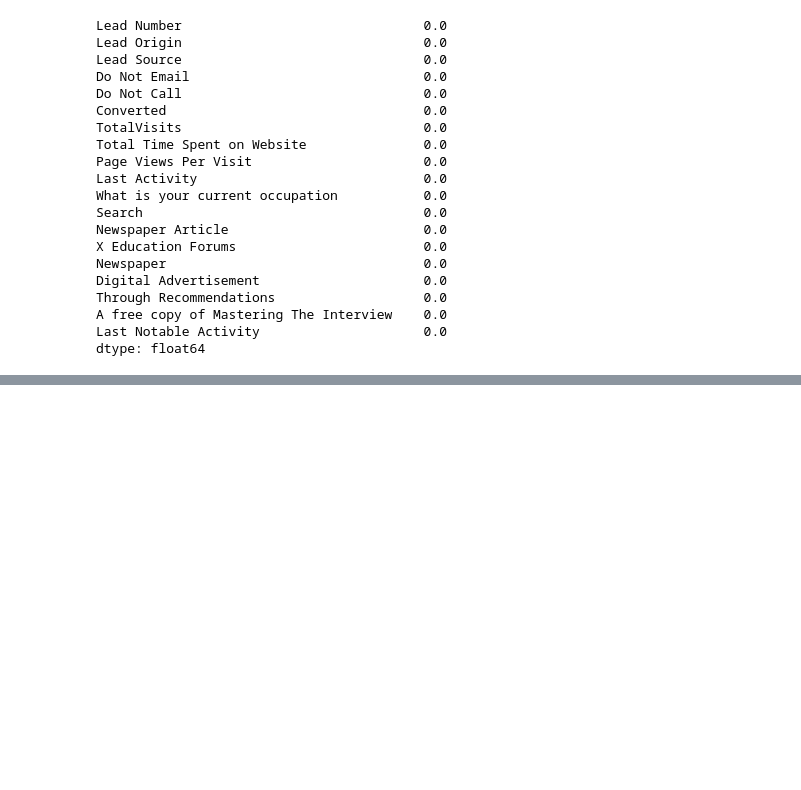
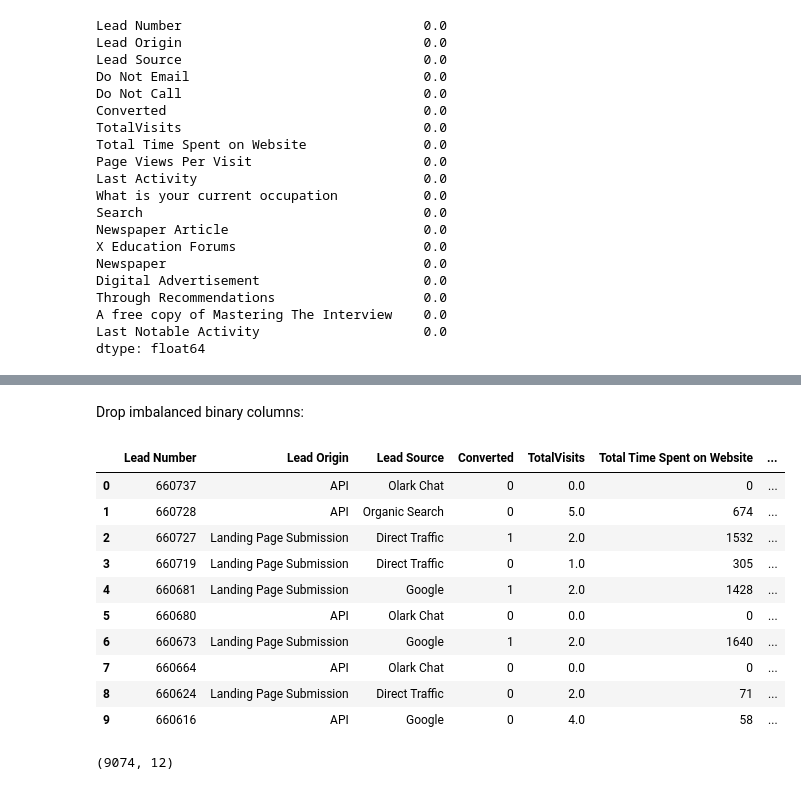
Before and after one commit to mbrody22/lead-scoring-public, a Jupyter notebook: data_analysis/data_exploration.ipynb, the cells around one changed output, grey strips where cells are left out. Saved outputs shown, nothing was run; the diff lists cells and outputs as text; code cells hidden in the pictures; blank space fills up the shorter version.

Commit message:
Drop highly imbalanced binary variables

```diff
--- a/data_analysis/data_exploration.ipynb
+++ b/data_analysis/data_exploration.ipynb
@@ -309,0 +328,24 @@ dtype: float64
+# %% [markdown]
+Drop imbalanced binary columns:
+# %%
+drop_cols = ['Do Not Email', 'Do Not Call', 'Search', 'Newspaper Article',
+             'Digital Advertisement', 'Through Recommendations', 'X Education Forums']
+lead_df.drop(labels=drop_cols, axis=1, inplace=True)
+lead_df.head(10)
+# %% [output]
+|  | Lead Number | Lead Origin | Lead Source | Converted | TotalVisits | Total Time Spent on Website | ... |
+| 0 | 660737 | API | Olark Chat | 0 | 0.0 | 0 | ... |
+| 1 | 660728 | API | Organic Search | 0 | 5.0 | 674 | ... |
+| 2 | 660727 | Landing Page Submission | Direct Traffic | 1 | 2.0 | 1532 | ... |
+| 3 | 660719 | Landing Page Submission | Direct Traffic | 0 | 1.0 | 305 | ... |
+| 4 | 660681 | Landing Page Submission | Google | 1 | 2.0 | 1428 | ... |
+| 5 | 660680 | API | Olark Chat | 0 | 0.0 | 0 | ... |
+| 6 | 660673 | Landing Page Submission | Google | 1 | 2.0 | 1640 | ... |
+| 7 | 660664 | API | Olark Chat | 0 | 0.0 | 0 | ... |
+| 8 | 660624 | Landing Page Submission | Direct Traffic | 0 | 2.0 | 71 | ... |
+| 9 | 660616 | API | Google | 0 | 4.0 | 58 | ... |
+# %%
+lead_df.shape
+# Now we have 10 features
+# %% [output]
+(9074, 12)
```
Also changed, not shown: parts of 4 cells of this notebook.
